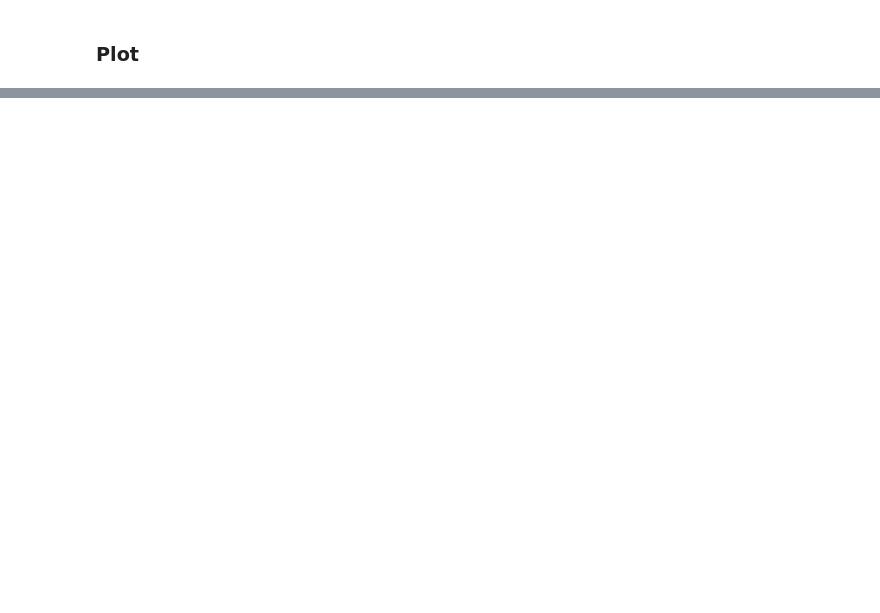
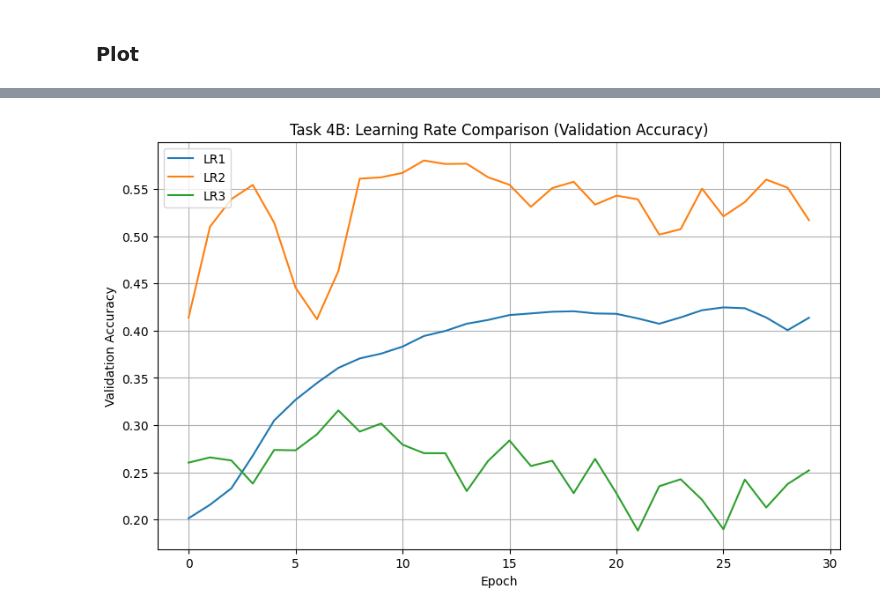
Before and after one commit to Mohamed-Ehab-Sabry/cifar10-cnn-classifier, a Jupyter notebook: data-preprocessing.ipynb, the cells around one changed output, grey strips where cells are left out. Cells and saved outputs as stored; diff of their text form; code cells hidden in the pictures; blank space fills up the shorter version.

Commit message:
feat: compelete Task 4 experiments 4A and 4B

```diff
--- a/data-preprocessing.ipynb
+++ b/data-preprocessing.ipynb
@@ -444,7 +446,8 @@ for opt_name in optimizers:
         optimizer_test_model,
         x_standarized, y_train,
         x_val, y_val,
-        x_test, y_test
+        x_test, y_test,
+        epochs= 30
     )
 
     optimizers_history[opt_name] = history
@@ -465,0 +485,27 @@ plot_curves(
+# %%
+learning_rates = {'LR1': 0.0001, 'LR2': 0.001, 'LR3': 0.01}
+lr_history = {}
+
+for lr, lr_value in learning_rates.items():
+    print(f"--- Training Medium Model with lr: {lr_value} ---")
+
+    if lr == 'LR1':
+        opt_object = keras.optimizers.Adam(learning_rate=0.0001)
+    elif lr == 'LR2':
+        opt_object = keras.optimizers.Adam(learning_rate=0.001)
+    elif lr == 'LR3':
+        opt_object = keras.optimizers.Adam(learning_rate=0.01)
+
+    lr_test_model = build_medium_model(opt_object)
+
+    history, test_acc, test_loss, elapsed = train_and_evaluate(
+        lr_test_model,
+        x_standarized, y_train,
+        x_val, y_val,
+        x_test, y_test,
+        epochs= 30
+    )
+
+    lr_history[lr] = history
+
+print("All learning rates tested successfully!")
@@ -465,0 +520,13 @@ plot_curves(
+# %%
+histories_T4_4B = list(lr_history.values())
+labels_T4_4B = list(lr_history.keys())
+
+plot_curves(
+    histories= histories_T4_4B,
+    labels= labels_T4_4B,
+    metric= 'val_accuracy',
+    title= 'Task 4B: Learning Rate Comparison (Validation Accuracy)',
+    ylabel= 'Validation Accuracy'
+)
+# %% [output]
+[figure, added]
```
Also changed, not shown: parts of 16 cells of this notebook.
